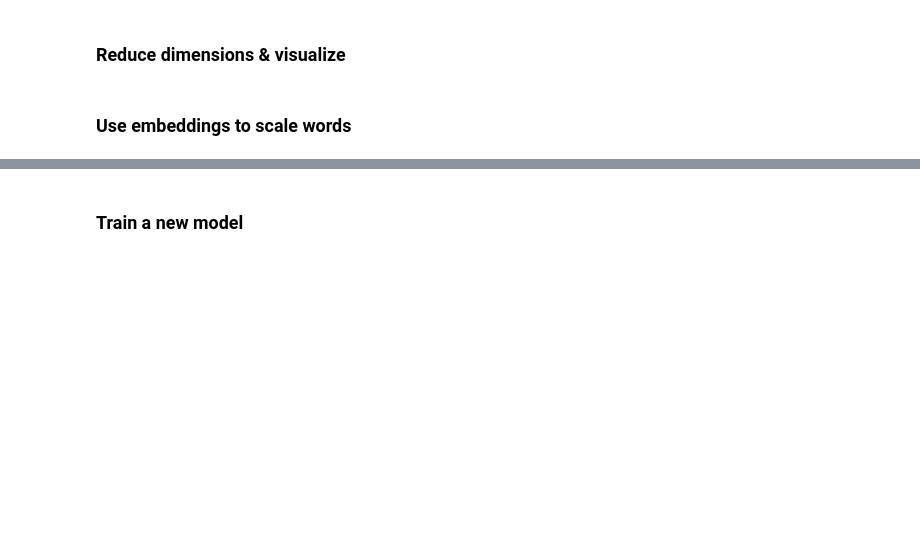
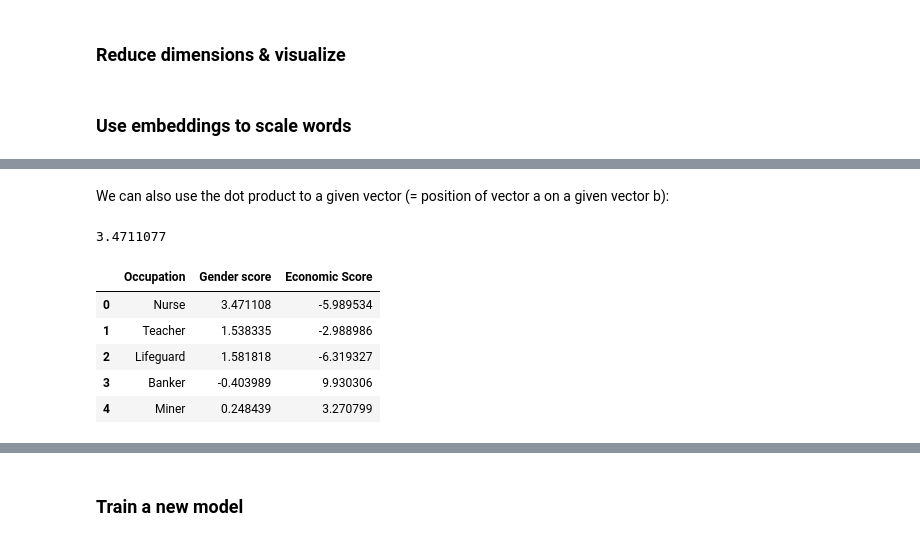
Before and after one commit to nicolaiberk/llm_ws, a Jupyter notebook: 02_embeddings.ipynb, the cells around one changed output, grey strips where cells are left out. Drawn from its saved outputs; the diff is of its cells as text; code cells hidden in the pictures; blank space fills up the shorter version.

Commit message:
Add dot product calculation, scaling using averaged vectors

```diff
--- a/02_embeddings.ipynb
+++ b/02_embeddings.ipynb
@@ -88,0 +130,4 @@ car
+# %%
+## create mean vectors for your concepts of interest
+female_vec = np.mean(wv[female_words], axis = 0)
+male_vec = np.mean(wv[male_words], axis = 0)
@@ -111,0 +180,9 @@ miner_mf_cos # more male
+# %% [markdown]
+We can also use the dot product to a given vector (= position of vector a on a given vector b):
+# %%
+## start by adding another scale
+rich_words = ['rich', 'wealthy', 'wealth', 'billionaire']
+poor_words = ['poor', 'broke', 'poverty', 'beggar']
+
+rich_vec = np.mean(wv[rich_words], axis = 0)
+poor_vec = np.mean(wv[poor_words], axis = 0)
@@ -111,0 +193,5 @@ miner_mf_cos # more male
+# %%
+## calculate dot product for relative position on scale
+np.dot(wv['nurse'], gender_axis)
+# %% [output]
+3.4711077
@@ -111,0 +219,9 @@ miner_mf_cos # more male
+# %%
+scaled_occupations
+# %% [output]
+|  | Occupation | Gender score | Economic Score |
+| 0 | Nurse | 3.471108 | -5.989534 |
+| 1 | Teacher | 1.538335 | -2.988986 |
+| 2 | Lifeguard | 1.581818 | -6.319327 |
+| 3 | Banker | -0.403989 | 9.930306 |
+| 4 | Miner | 0.248439 | 3.270799 |
```
Also changed, not shown: parts of 21 cells of this notebook.
